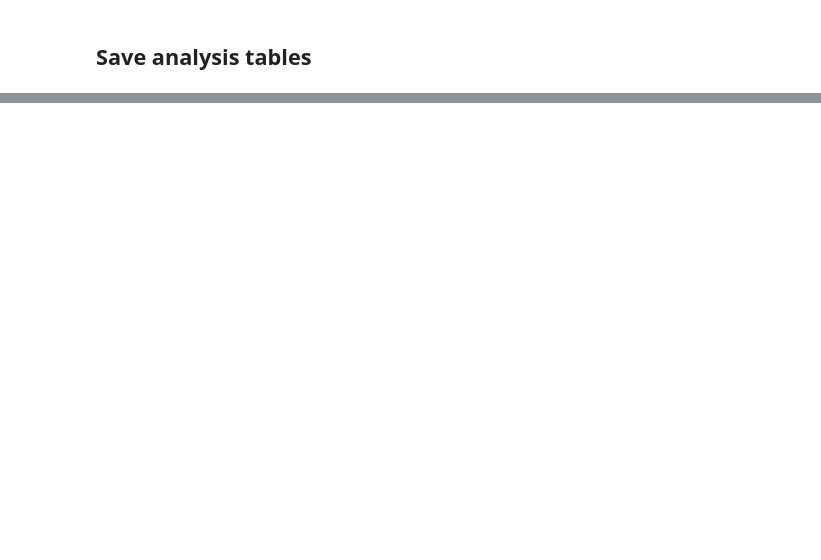
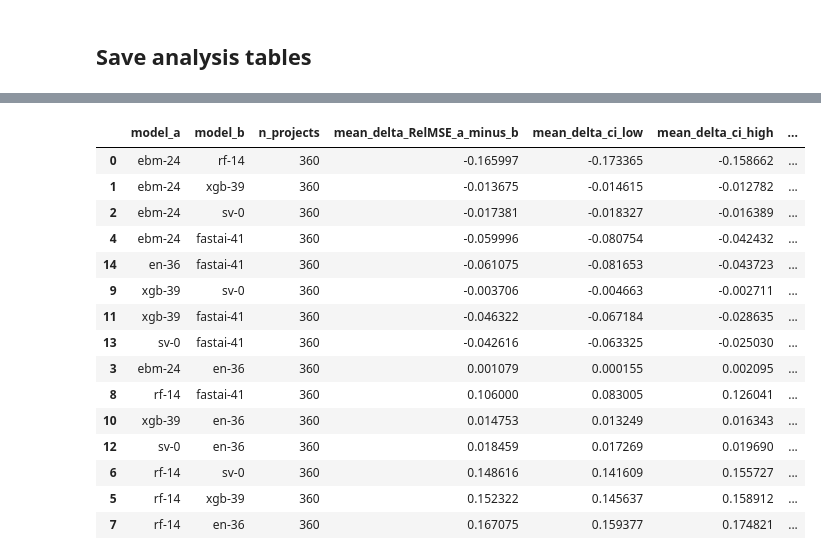
Before and after one commit to jismartin/GlassBoxEVM, a Jupyter notebook: model_evaluation.ipynb, the cells around one changed output, grey strips where cells are left out. Drawn from its saved outputs; the diff is of its cells as text; code cells hidden in the pictures; blank space fills up the shorter version.

```diff
--- a/model_evaluation.ipynb
+++ b/model_evaluation.ipynb
@@ -544,0 +740,20 @@ for subset, comparison in subset_comparisons.items():
+# %%
+pairwise_effects = {"All": bootstrap_pairwise_effects(models)}
+pairwise_effects["All"].sort_values("paired_dominance_a", ascending=False)
+# %% [output]
+|  | model_a | model_b | n_projects | mean_delta_RelMSE_a_minus_b | mean_delta_ci_low | mean_delta_ci_high | ... |
+| 0 | ebm-24 | rf-14 | 360 | -0.165997 | -0.173365 | -0.158662 | ... |
+| 1 | ebm-24 | xgb-39 | 360 | -0.013675 | -0.014615 | -0.012782 | ... |
+| 2 | ebm-24 | sv-0 | 360 | -0.017381 | -0.018327 | -0.016389 | ... |
+| 4 | ebm-24 | fastai-41 | 360 | -0.059996 | -0.080754 | -0.042432 | ... |
+| 14 | en-36 | fastai-41 | 360 | -0.061075 | -0.081653 | -0.043723 | ... |
+| 9 | xgb-39 | sv-0 | 360 | -0.003706 | -0.004663 | -0.002711 | ... |
+| 11 | xgb-39 | fastai-41 | 360 | -0.046322 | -0.067184 | -0.028635 | ... |
+| 13 | sv-0 | fastai-41 | 360 | -0.042616 | -0.063325 | -0.025030 | ... |
+| 3 | ebm-24 | en-36 | 360 | 0.001079 | 0.000155 | 0.002095 | ... |
+| 8 | rf-14 | fastai-41 | 360 | 0.106000 | 0.083005 | 0.126041 | ... |
+| 10 | xgb-39 | en-36 | 360 | 0.014753 | 0.013249 | 0.016343 | ... |
+| 12 | sv-0 | en-36 | 360 | 0.018459 | 0.017269 | 0.019690 | ... |
+| 6 | rf-14 | sv-0 | 360 | 0.148616 | 0.141609 | 0.155727 | ... |
+| 5 | rf-14 | xgb-39 | 360 | 0.152322 | 0.145637 | 0.158912 | ... |
+| 7 | rf-14 | en-36 | 360 | 0.167075 | 0.159377 | 0.174821 | ... |
```
Also changed, not shown: parts of 21 cells of this notebook, 22 other files.
